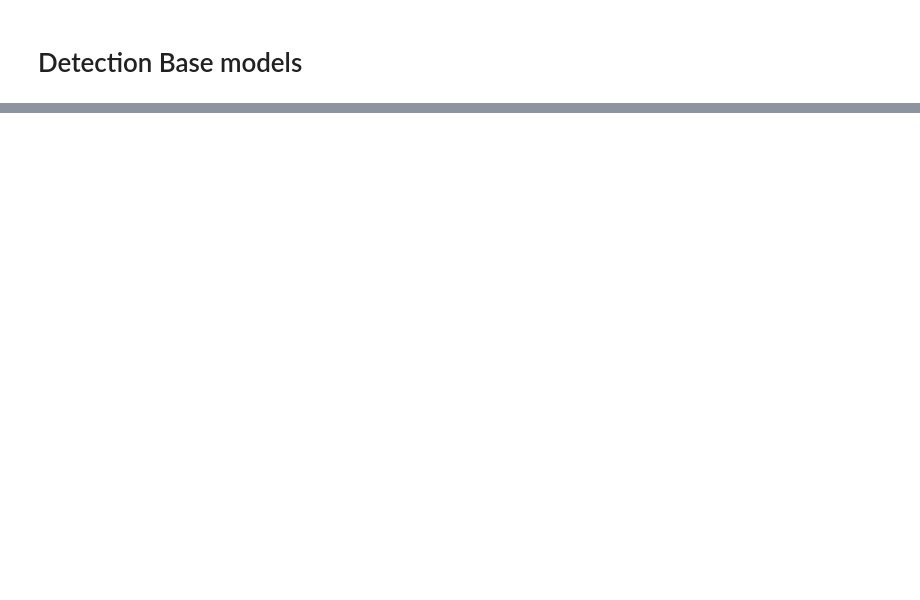
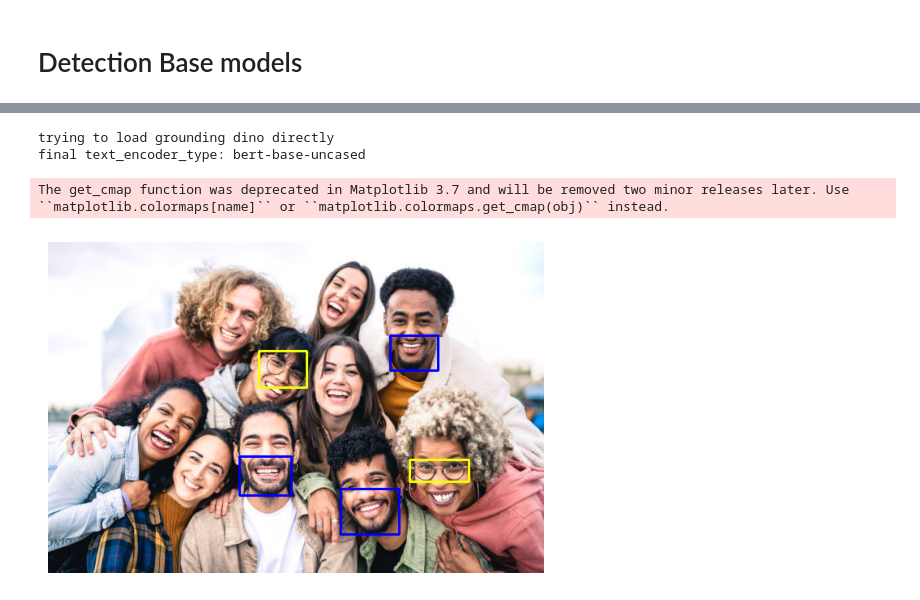
Before and after one commit to Marinto-Richee/AI-Image-Annotation, a Jupyter notebook: Detection.ipynb, the cells around one changed output, grey strips where cells are left out. Cells and saved outputs as stored; diff of their text form; code cells hidden in the pictures; blank space fills up the shorter version.

```diff
--- a/Detection.ipynb
+++ b/Detection.ipynb
@@ -78,13 +70,15 @@ Autodistill YOLO-World Module
 # %%
-from autodistill_yolo_world import YOLOWorldModel
-from autodistill.detection import CaptionOntology
-base_model = YOLOWorldModel(
-    ontology=CaptionOntology(
+base_model = GroundingDINO(    ontology=CaptionOntology(
         {
-            'cycle': 'cycle',
+            'beard': 'beard',
+            'eye glasses': 'glasses',
         }
     )
-
 )
-result = base_model.predict("test.jpg")
-plot_bounding_box('test.jpg', result)
+result = base_model.predict("test 3.jpg")
+plot_bounding_box('test 3.jpg', result.with_nms())
+# %% [output]
+trying to load grounding dino directly
+final text_encoder_type: bert-base-uncased
+The get_cmap function was deprecated in Matplotlib 3.7 and will be removed two minor releases later. Use ``matplotlib.colormaps[name]`` or ``matplotlib.colormaps.get_cmap(obj)`` instead.
+[figure, added]
```
Also changed, not shown: parts of 11 cells of this notebook, 5 other files.
